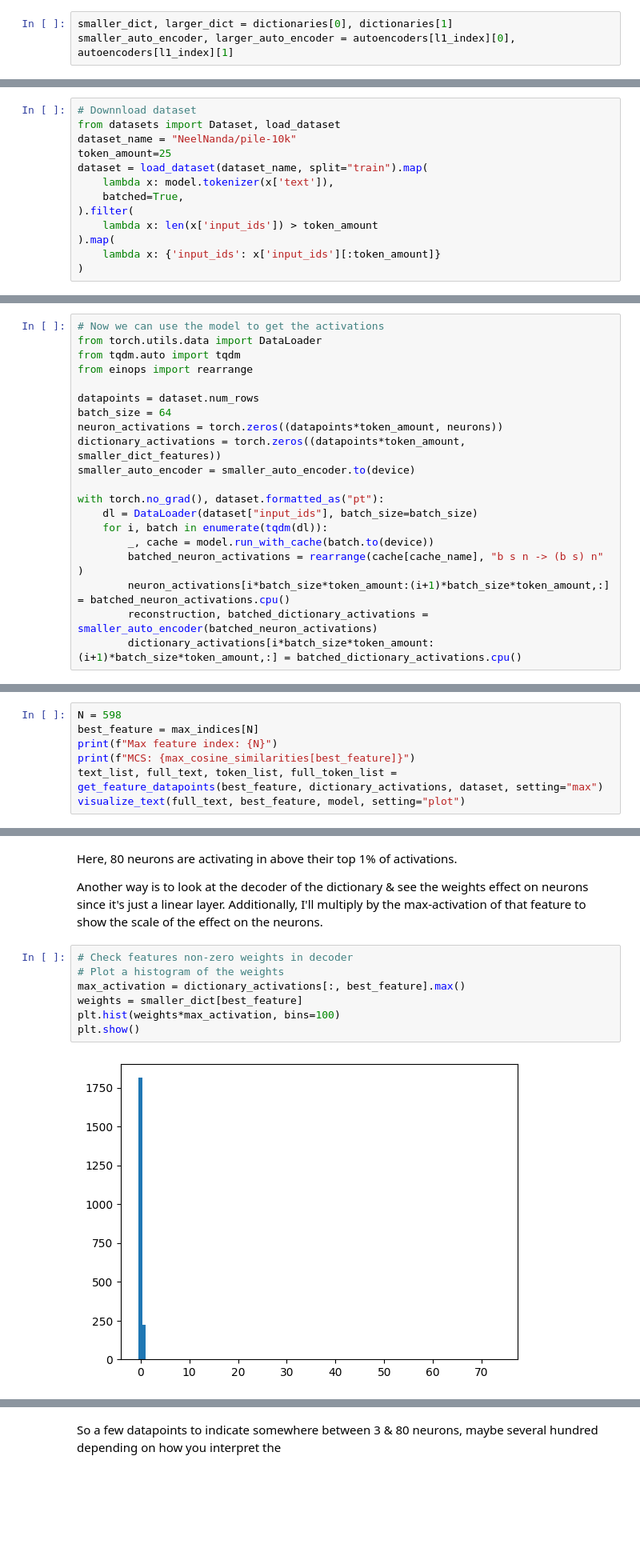
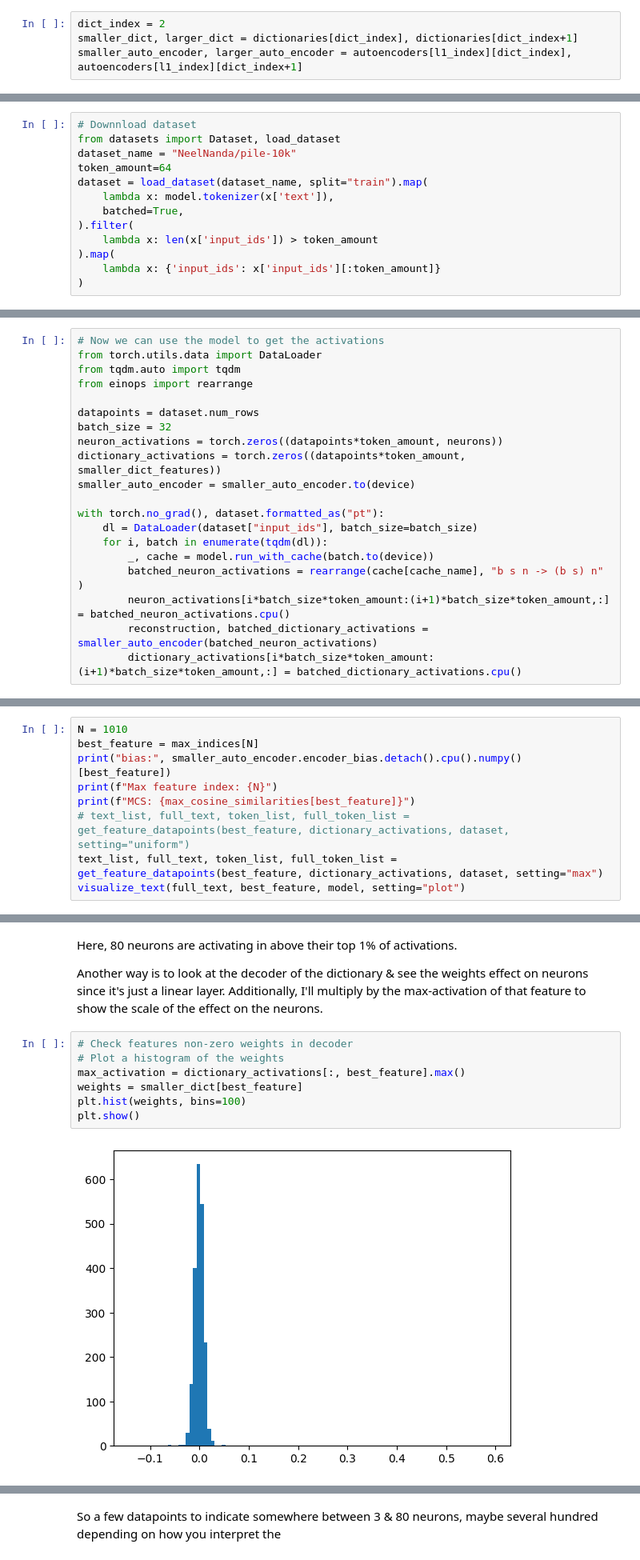
Before and after one commit to HoagyC/sparse_coding, a Jupyter notebook: feature_interp.ipynb, the cells around one changed output, grey strips where cells are left out. Shown at 80% size. Cells and saved outputs as stored; diff of their text form; blank space fills up the shorter version.

```diff
--- a/feature_interp.ipynb
+++ b/feature_interp.ipynb
@@ -84,6 +97,7 @@ len(autoencoders)
 # %%
-smaller_dict, larger_dict = dictionaries[0], dictionaries[1]
-smaller_auto_encoder, larger_auto_encoder = autoencoders[l1_index][0], autoencoders[l1_index][1]
+dict_index = 2
+smaller_dict, larger_dict = dictionaries[dict_index], dictionaries[dict_index+1]
+smaller_auto_encoder, larger_auto_encoder = autoencoders[l1_index][dict_index], autoencoders[l1_index][dict_index+1]
 # %% [markdown]
 # MCS
 # %%
@@ -126,7 +140,7 @@ plt.show()
 # Downnload dataset
 from datasets import Dataset, load_dataset
 dataset_name = "NeelNanda/pile-10k"
-token_amount=25
+token_amount=64
 dataset = load_dataset(dataset_name, split="train").map(
     lambda x: model.tokenizer(x['text']),
     batched=True,
@@ -147,7 +158,7 @@ from tqdm.auto import tqdm
 from einops import rearrange
 
 datapoints = dataset.num_rows
-batch_size = 64
+batch_size = 32
 neuron_activations = torch.zeros((datapoints*token_amount, neurons))
 dictionary_activations = torch.zeros((datapoints*token_amount, smaller_dict_features))
 smaller_auto_encoder = smaller_auto_encoder.to(device)
@@ -476,8 +505,10 @@ feature_counts = get_unique_tokens_torch_efficient(sub_activations, sub_tokens)
 # %%
-N = 598
+N = 1010
 best_feature = max_indices[N]
+print("bias:", smaller_auto_encoder.encoder_bias.detach().cpu().numpy()[best_feature])
 print(f"Max feature index: {N}")
 print(f"MCS: {max_cosine_similarities[best_feature]}")
+# text_list, full_text, token_list, full_token_list = get_feature_datapoints(best_feature, dictionary_activations, dataset, setting="uniform")
 text_list, full_text, token_list, full_token_list = get_feature_datapoints(best_feature, dictionary_activations, dataset, setting="max")
 visualize_text(full_text, best_feature, model, setting="plot")
 # %% [output]
@@ -769,9 +824,9 @@ Another way is to look at the decoder of the dictionary & see the weights effect
 # %%
 # Check features non-zero weights in decoder
 # Plot a histogram of the weights
 max_activation = dictionary_activations[:, best_feature].max()
 weights = smaller_dict[best_feature]
-plt.hist(weights*max_activation, bins=100)
+plt.hist(weights, bins=100)
 plt.show()
 # %% [output]
-[figure, old version]
+[figure, new version]
```
Also changed, not shown: parts of 25 cells of this notebook.
